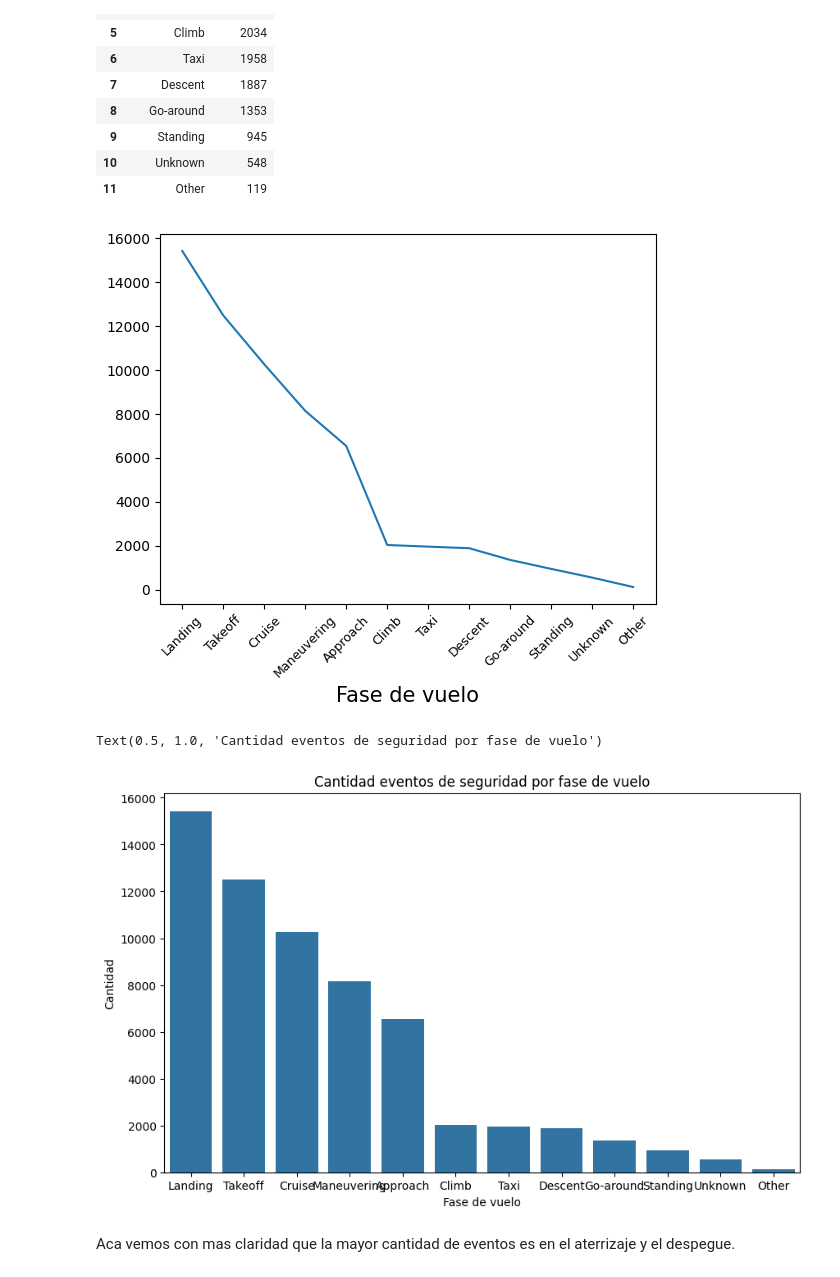
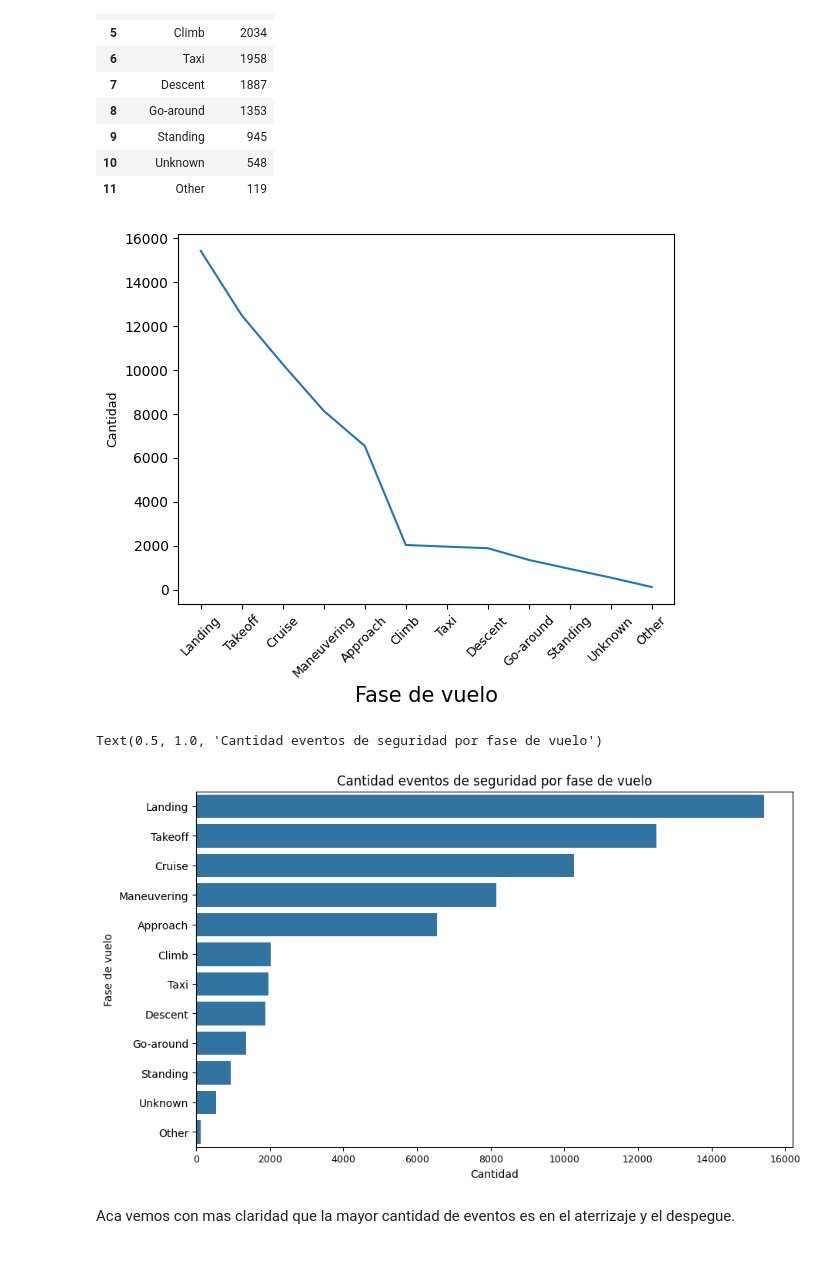
Before and after one commit to andres408/proyectos-coder, a Jupyter notebook: Visualizacion+Zabala.ipynb, the cells around one changed output. Saved outputs shown, nothing was run; the diff lists cells and outputs as text; code cells hidden in the pictures.

```diff
--- a/Visualizacion+Zabala.ipynb
+++ b/Visualizacion+Zabala.ipynb
@@ -78,18 +142,20 @@ df_fase_de_vuelo_cantidad_eventos
 | 10 | Unknown | 548 |
 | 11 | Other | 119 |
 # %%
-plt.plot(df_fase_de_vuelo_cantidad_eventos)
+plt.plot(df_fase_de_vuelo_cantidad_eventos['Fase de vuelo'],df_fase_de_vuelo_cantidad_eventos['Cantidad'])
 plt.xlabel('Fase de vuelo', fontsize=15)
+plt.ylabel('Cantidad', fontsize=9)
 plt.xticks(rotation=45,fontsize=9)
 plt.show()
 # %% [output]
-[figure, old version]
+[figure, new version]
 # %%
 plt.figure(figsize=(10,6))
-sns.barplot(data=df_fase_de_vuelo_cantidad_eventos, x='Fase de vuelo', y='Cantidad')
+sns.barplot(data=df_fase_de_vuelo_cantidad_eventos, x='Cantidad', y='Fase de vuelo')
+plt.xticks(fontsize=9)
 plt.title('Cantidad eventos de seguridad por fase de vuelo')
 # %% [output]
 Text(0.5, 1.0, 'Cantidad eventos de seguridad por fase de vuelo')
-[figure, old version]
+[figure, new version]
 # %% [markdown]
 Aca vemos con mas claridad que la mayor cantidad de eventos es en el aterrizaje y el despegue.
```
Also changed, not shown: parts of 9 cells of this notebook, 2 other files.
